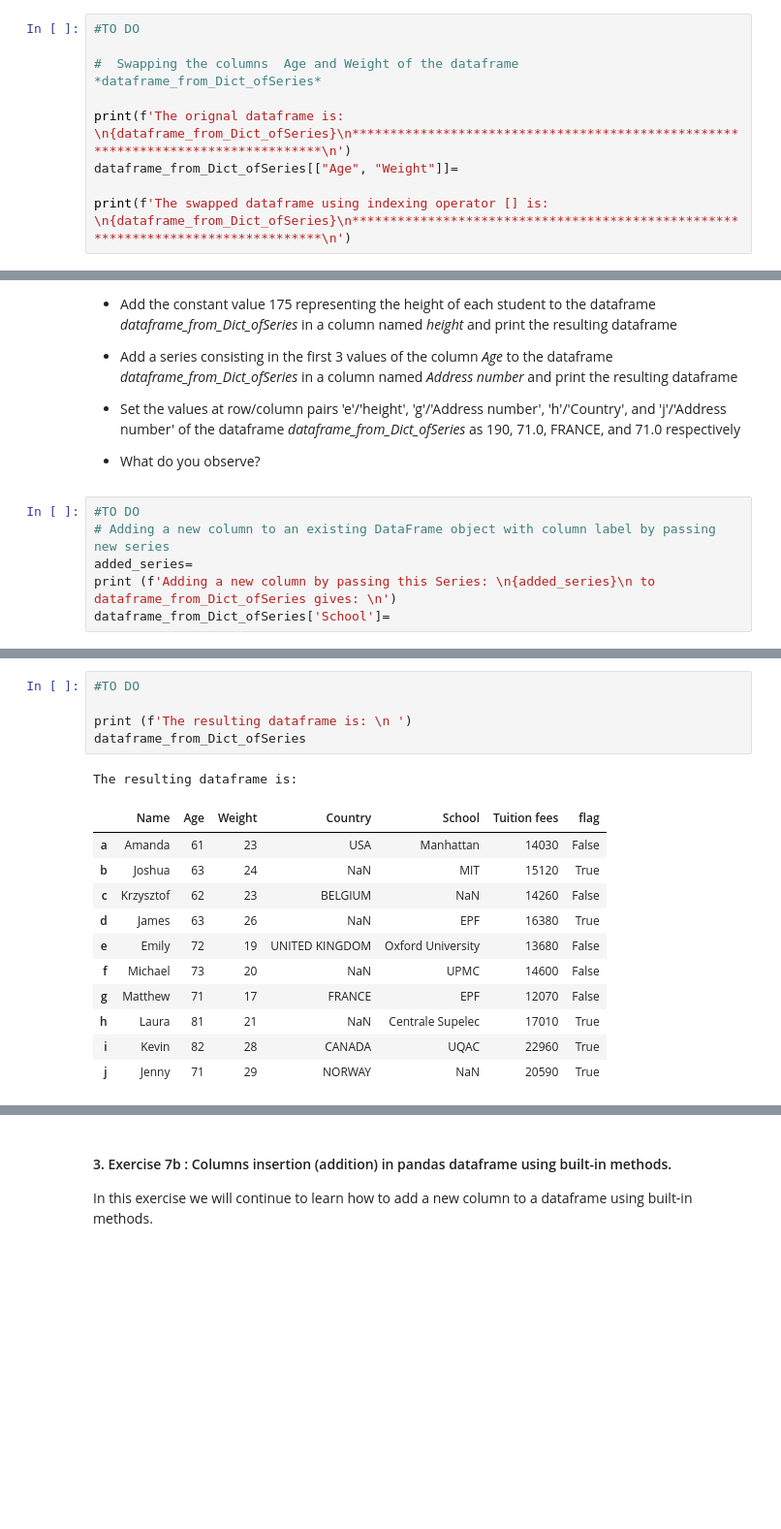
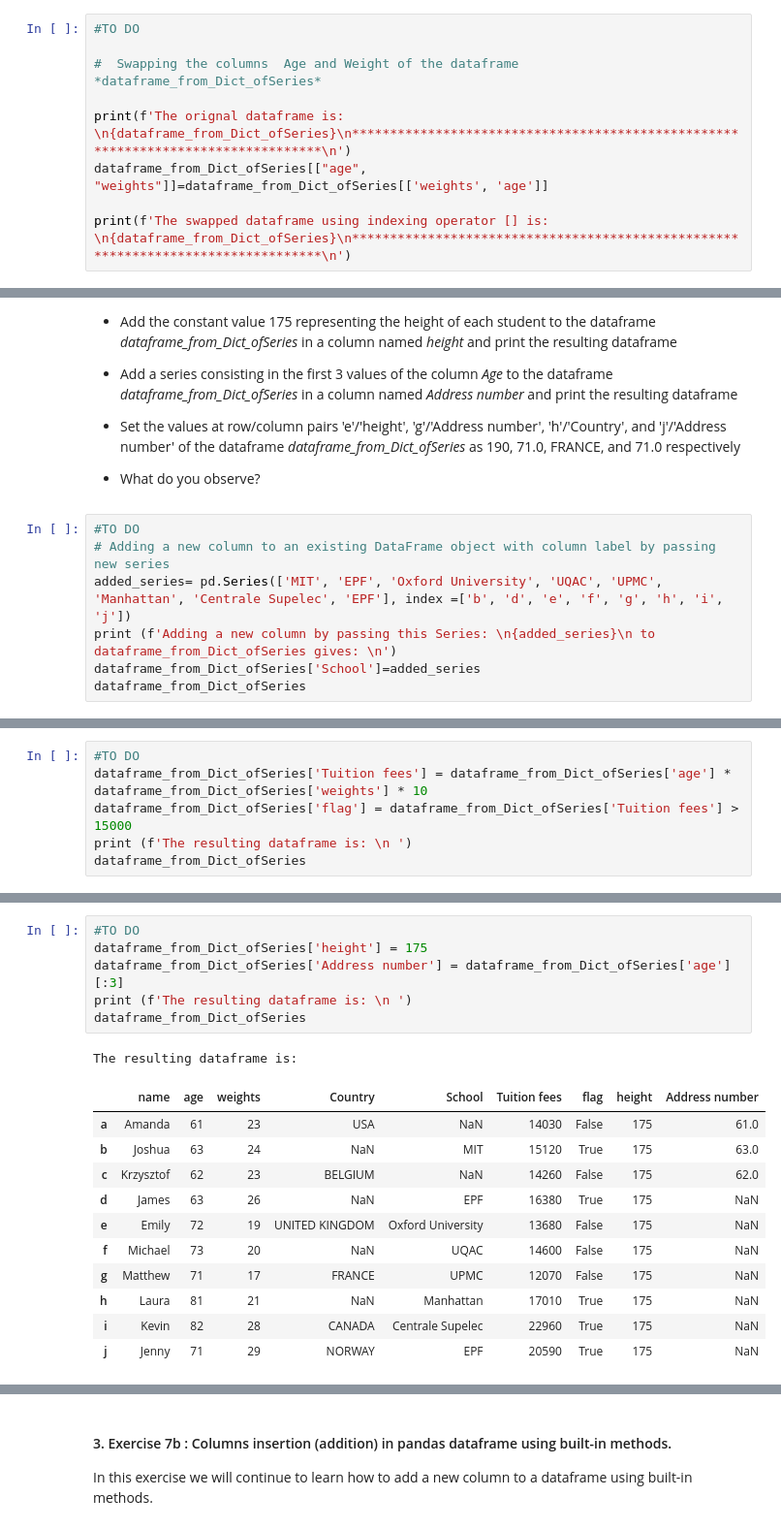
Before and after one commit to ZhangSanbaoo/School_Things, a Jupyter notebook: DMVLab3/PartII_pandas_dataframe_TO_DO.ipynb, the cells around one changed output, grey strips where cells are left out. Shown at 97% size. Saved outputs shown, nothing was run; the diff lists cells and outputs as text; blank space fills up the shorter version.

```diff
--- a/DMVLab3/PartII_pandas_dataframe_TO_DO.ipynb
+++ b/DMVLab3/PartII_pandas_dataframe_TO_DO.ipynb
@@ -838,7 +865,7 @@ The dataframe starting from the last row to the first one is:
 #  Swapping the columns  Age and Weight of the dataframe *dataframe_from_Dict_ofSeries*
 
 print(f'The orignal dataframe is: \n{dataframe_from_Dict_ofSeries}\n*********************************************************************************\n')
-dataframe_from_Dict_ofSeries[["Age", "Weight"]]=
+dataframe_from_Dict_ofSeries[["age", "weights"]]=dataframe_from_Dict_ofSeries[['weights', 'age']]
 
 print(f'The swapped dataframe using indexing operator [] is: \n{dataframe_from_Dict_ofSeries}\n*********************************************************************************\n')
 # %% [output]
@@ -883,9 +910,10 @@ In this exercise we will learn  how to add a new column to a dataframe.
 # %%
 #TO DO
 # Adding a new column to an existing DataFrame object with column label by passing new series
-added_series=
+added_series= pd.Series(['MIT', 'EPF', 'Oxford University', 'UQAC', 'UPMC', 'Manhattan', 'Centrale Supelec', 'EPF'], index =['b', 'd', 'e', 'f', 'g', 'h', 'i', 'j'])
 print (f'Adding a new column by passing this Series: \n{added_series}\n to dataframe_from_Dict_ofSeries gives: \n')
-dataframe_from_Dict_ofSeries['School']=
+dataframe_from_Dict_ofSeries['School']=added_series
+dataframe_from_Dict_ofSeries
 # %% [output]
 Adding a new column by passing this Series:
 b                  MIT
@@ -911,0 +940,6 @@ dtype: object
+# %%
+#TO DO
+dataframe_from_Dict_ofSeries['Tuition fees'] = dataframe_from_Dict_ofSeries['age'] * dataframe_from_Dict_ofSeries['weights'] * 10
+dataframe_from_Dict_ofSeries['flag'] = dataframe_from_Dict_ofSeries['Tuition fees'] > 15000
+print (f'The resulting dataframe is: \n ')
+dataframe_from_Dict_ofSeries
@@ -912,18 +959,19 @@ dtype: object
 # %%
 #TO DO
-
+dataframe_from_Dict_ofSeries['height'] = 175
+dataframe_from_Dict_ofSeries['Address number'] = dataframe_from_Dict_ofSeries['age'][:3]
 print (f'The resulting dataframe is: \n ')
 dataframe_from_Dict_ofSeries
 # %% [output]
 The resulting dataframe is:
-|  | Name | Age | Weight | Country | School | Tuition fees | flag |
-| a | Amanda | 61 | 23 | USA | Manhattan | 14030 | False |
-| b | Joshua | 63 | 24 | NaN | MIT | 15120 | True |
-| c | Krzysztof | 62 | 23 | BELGIUM | NaN | 14260 | False |
-| d | James | 63 | 26 | NaN | EPF | 16380 | True |
-| e | Emily | 72 | 19 | UNITED KINGDOM | Oxford University | 13680 | False |
-| f | Michael | 73 | 20 | NaN | UPMC | 14600 | False |
-| g | Matthew | 71 | 17 | FRANCE | EPF | 12070 | False |
-| h | Laura | 81 | 21 | NaN | Centrale Supelec | 17010 | True |
-| i | Kevin | 82 | 28 | CANADA | UQAC | 22960 | True |
-| j | Jenny | 71 | 29 | NORWAY | NaN | 20590 | True |
+|  | name | age | weights | Country | School | Tuition fees | flag | height | Address number |
+| a | Amanda | 61 | 23 | USA | NaN | 14030 | False | 175 | 61.0 |
+| b | Joshua | 63 | 24 | NaN | MIT | 15120 | True | 175 | 63.0 |
+| c | Krzysztof | 62 | 23 | BELGIUM | NaN | 14260 | False | 175 | 62.0 |
+| d | James | 63 | 26 | NaN | EPF | 16380 | True | 175 | NaN |
+| e | Emily | 72 | 19 | UNITED KINGDOM | Oxford University | 13680 | False | 175 | NaN |
+| f | Michael | 73 | 20 | NaN | UQAC | 14600 | False | 175 | NaN |
+| g | Matthew | 71 | 17 | FRANCE | UPMC | 12070 | False | 175 | NaN |
+| h | Laura | 81 | 21 | NaN | Manhattan | 17010 | True | 175 | NaN |
+| i | Kevin | 82 | 28 | CANADA | Centrale Supelec | 22960 | True | 175 | NaN |
+| j | Jenny | 71 | 29 | NORWAY | EPF | 20590 | True | 175 | NaN |
```
Also changed, not shown: parts of 79 cells of this notebook, 1 other file.
